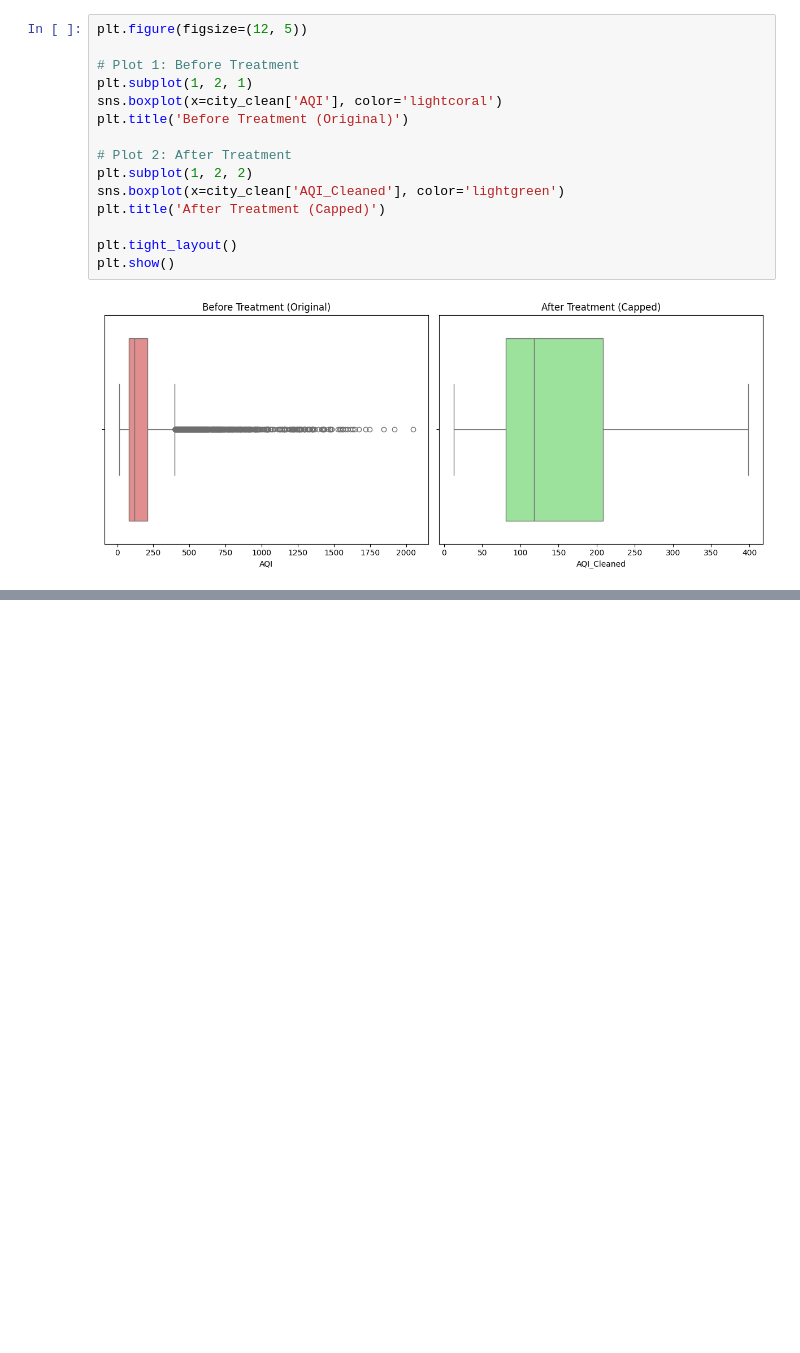
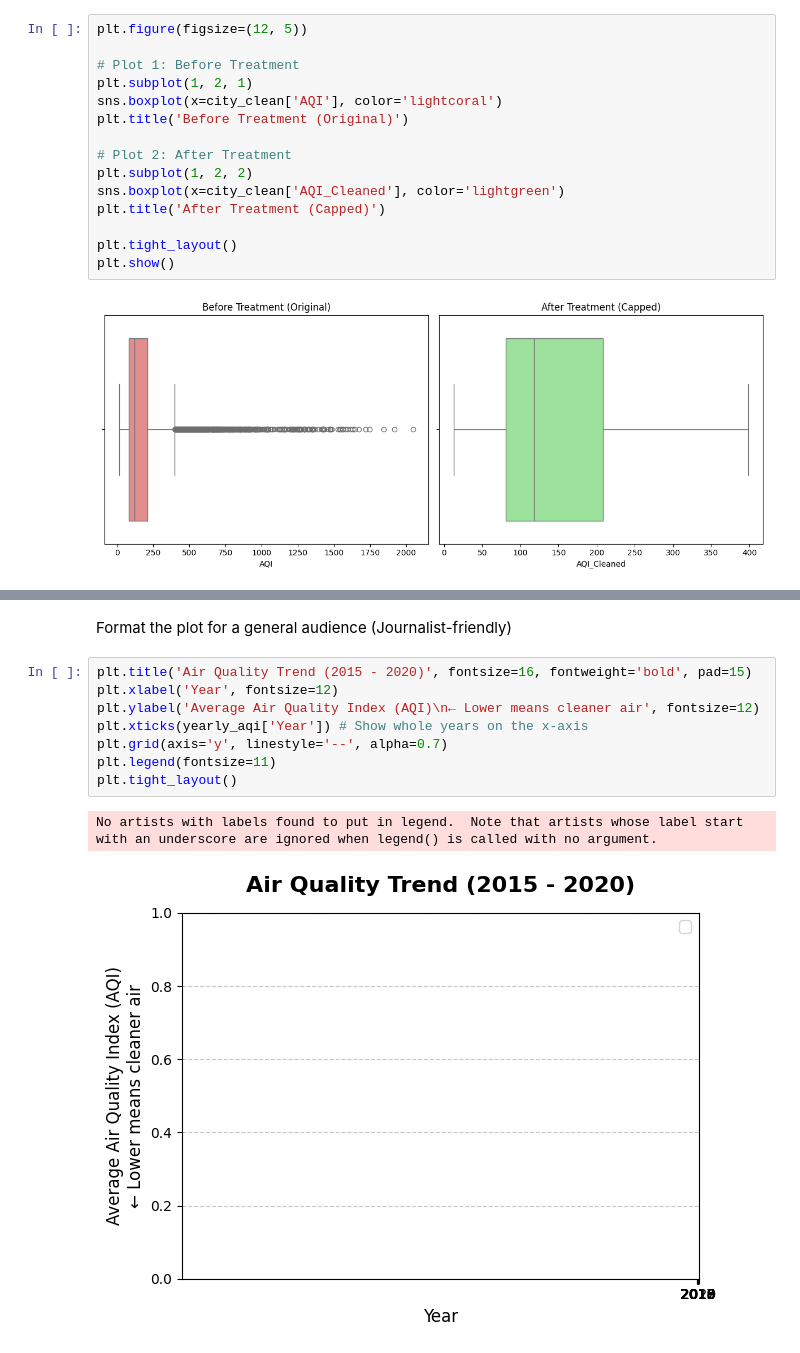
Before and after one commit to OCTehckie18/ML-Lab-2547237, a Jupyter notebook: Lab2/Lab2-copy1.ipynb, the cells around one changed output, grey strips where cells are left out. Drawn from its saved outputs; the diff is of its cells as text; blank space fills up the shorter version.

```diff
--- a/Lab1/Lab2-copy1.ipynb
+++ b/Lab2/Lab2-copy1.ipynb
@@ -557,0 +585,13 @@ plt.show()
+# %% [markdown]
+Format the plot for a general audience (Journalist-friendly)
+# %%
+plt.title('Air Quality Trend (2015 - 2020)', fontsize=16, fontweight='bold', pad=15)
+plt.xlabel('Year', fontsize=12)
+plt.ylabel('Average Air Quality Index (AQI)\n← Lower means cleaner air', fontsize=12)
+plt.xticks(yearly_aqi['Year']) # Show whole years on the x-axis
+plt.grid(axis='y', linestyle='--', alpha=0.7)
+plt.legend(fontsize=11)
+plt.tight_layout()
+# %% [output]
+No artists with labels found to put in legend.  Note that artists whose label start with an underscore are ignored when legend() is called with no argument.
+[figure, added]
```
Also changed, not shown: parts of 16 cells of this notebook.
